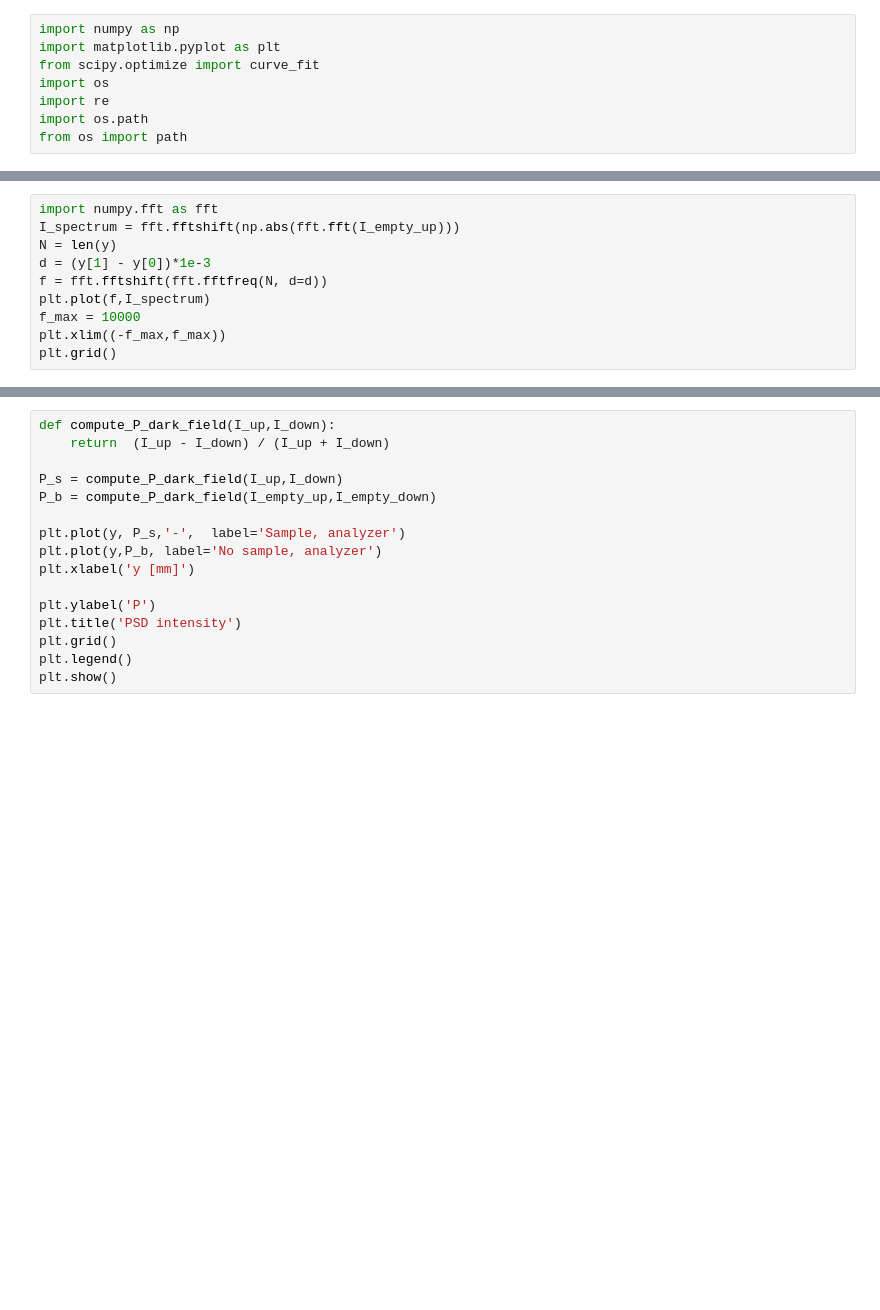
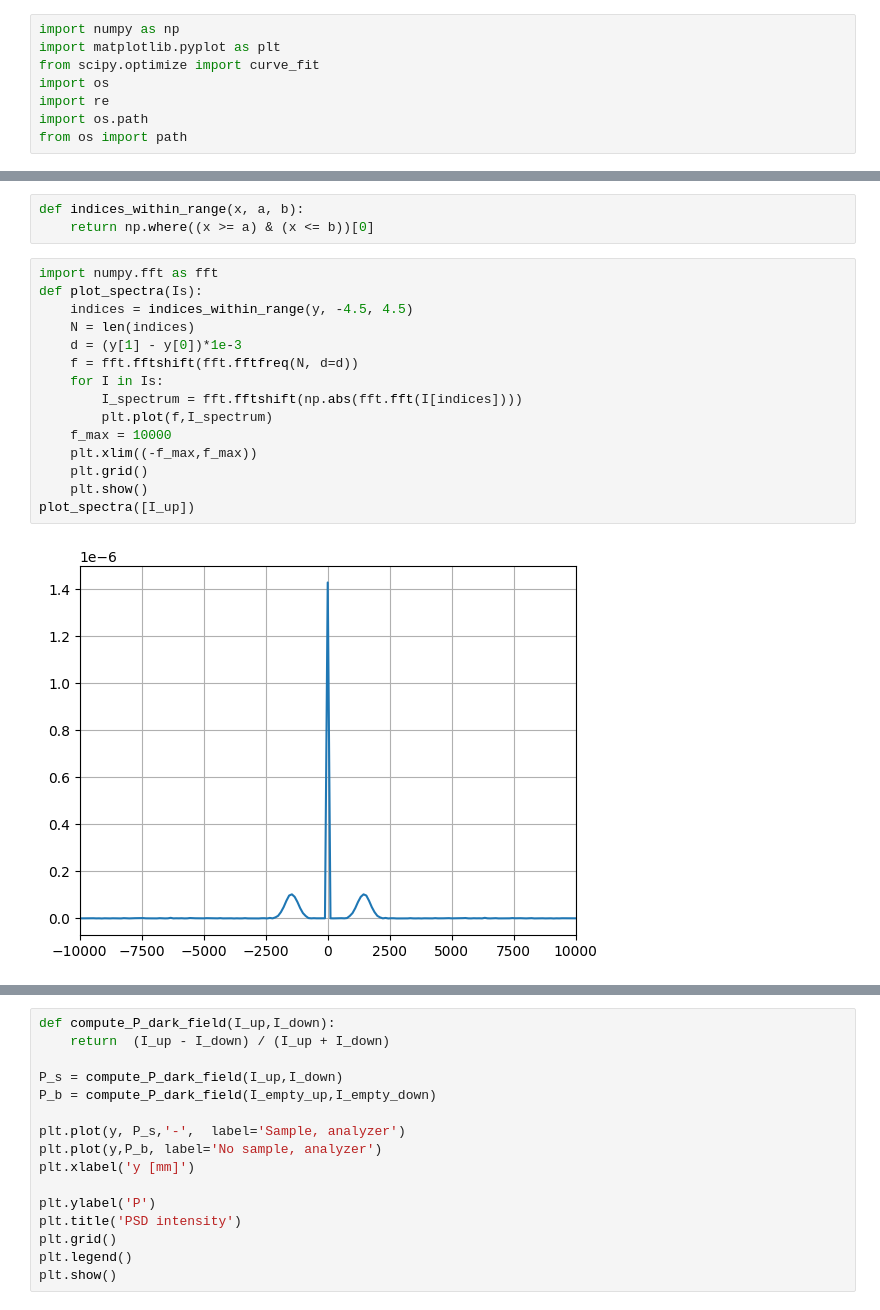
Before and after one commit to McStasMcXtrace/semsans, a Jupyter notebook: semsans-fit-dark-field.ipynb, the cells around one changed output, grey strips where cells are left out. Drawn from its saved outputs; the diff is of its cells as text; blank space fills up the shorter version.

```diff
--- a/semsans-fit-dark-field.ipynb
+++ b/semsans-fit-dark-field.ipynb
@@ -62,10 +69,20 @@ plt.show()
+# %%
+def indices_within_range(x, a, b):
+    return np.where((x >= a) & (x <= b))[0]
 # %%
 import numpy.fft as fft
-I_spectrum = fft.fftshift(np.abs(fft.fft(I_empty_up)))
-N = len(y)
-d = (y[1] - y[0])*1e-3
-f = fft.fftshift(fft.fftfreq(N, d=d))
-plt.plot(f,I_spectrum)
-f_max = 10000
-plt.xlim((-f_max,f_max))
-plt.grid()
+def plot_spectra(Is):
+    indices = indices_within_range(y, -4.5, 4.5)
+    N = len(indices)
+    d = (y[1] - y[0])*1e-3
+    f = fft.fftshift(fft.fftfreq(N, d=d))
+    for I in Is:
+        I_spectrum = fft.fftshift(np.abs(fft.fft(I[indices])))
+        plt.plot(f,I_spectrum)
+    f_max = 10000
+    plt.xlim((-f_max,f_max))
+    plt.grid()
+    plt.show()
+plot_spectra([I_up])
+# %% [output]
+[figure, added]
```
Also changed, not shown: parts of 4 cells of this notebook, 3 other files.
